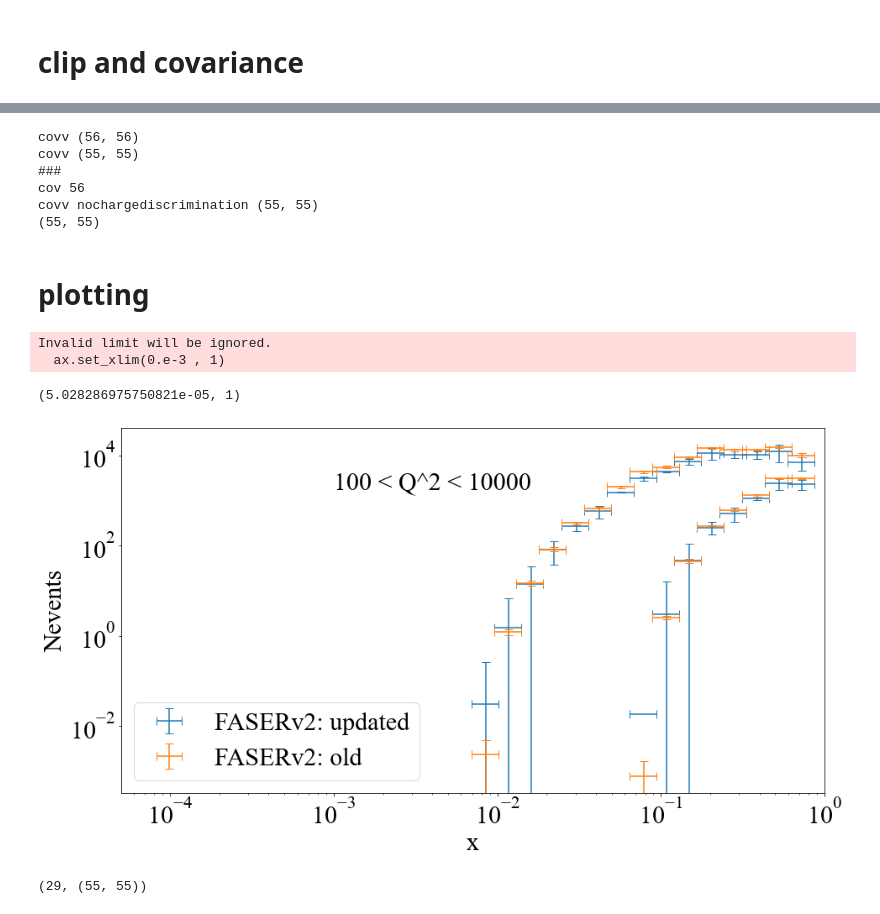
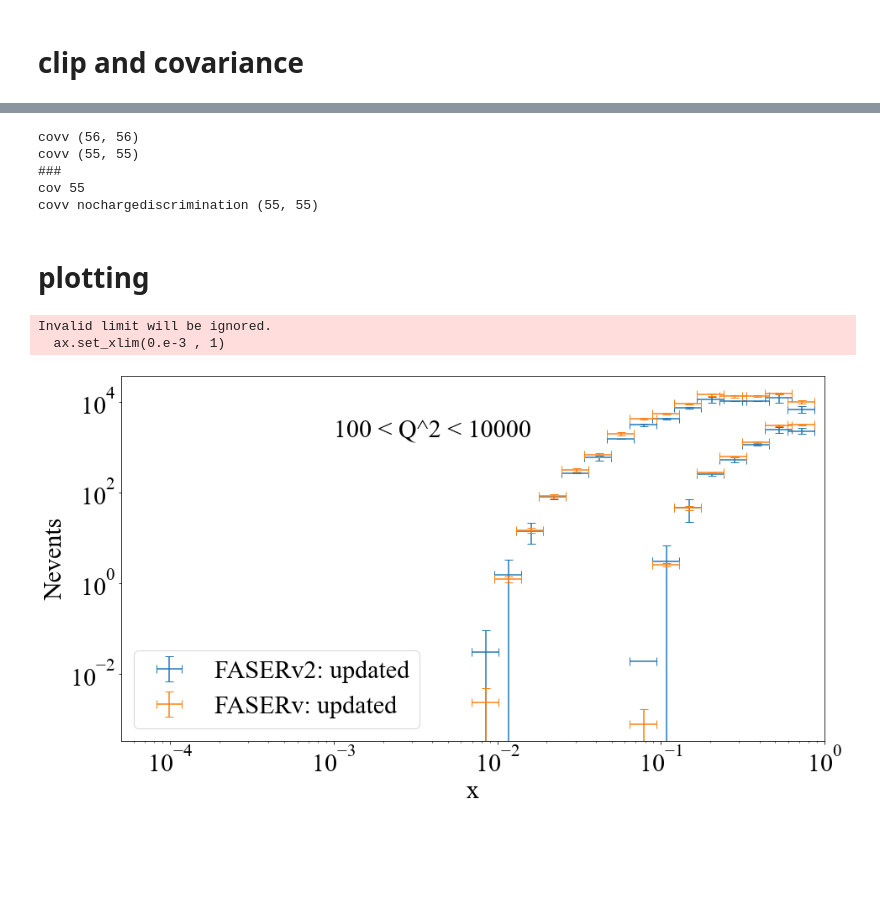
Before and after one commit to LHCfitNikhef/FPF-WG1, a Jupyter notebook: results/PDFsAtFPFv2.ipynb, the cells around one changed output, grey strips where cells are left out. Saved outputs shown, nothing was run; the diff lists cells and outputs as text; code cells hidden in the pictures; blank space fills up the shorter version.

```diff
--- a/results/PDFsAtFPFv2.ipynb
+++ b/results/PDFsAtFPFv2.ipynb
@@ -261,7 +261,7 @@ def getf(experiment,neutrino):
     m_N = 0.938
     anti = 1 if neutrino < 0 else 0;
     e_gev,dnde_invgev = dn_de(experiment,neutrino);
-    dn_de_interp = interp1d(e_gev,dnde_invgev,fill_value = 0)
+    dn_de_interp = interp1d(e_gev,dnde_invgev,fill_value = 0 , bounds_error=False)
 
     #write g function for x, y, E_nu binning.
     if anti == 0:
@@ -405,7 +405,7 @@ def file_saver_clip(header , stringsave , x_lower , x_upper , x_avg , q2_lower ,
 
 
 #returns x_lower,x_upper,q2_lower,q2_upper,N,stat error,sys error in array format of same length
-def file_reader(experiment,neutrino,name,smear_corr='',clipped = 0):
+def file_reader(experiment,name,smear_corr='',clipped = 0):
 
 
 
@@ -1008,66 +1003,58 @@ def get_covariance(experiment , neutrino):
         return cov_matrix
 # %%
 #for nu
-get_covariance(experiment , 'nu')
+get_covariance('FASERv2' , 'nu')
 #for nubar
-get_covariance(experiment , 'nub')
+get_covariance('FASERv2' , 'nub')
 #for nocharge discrimination
-M = get_covariance(experiment , 'nochargediscrimination')
-print(np.shape(M))
+get_covariance('FASERv2' , 'nochargediscrimination');
 # %% [output]
 covv (56, 56)
 covv (55, 55)
 ###
-cov 56
+cov 55
 covv nochargediscrimination (55, 55)
-(55, 55)
 # %% [markdown]
 # plotting
 # %%
-plt.rcParams["font.family"] = "Times New Roman";plt.rcParams["font.size"] = 30
+def plot():
+    plt.rcParams["font.family"] = "Times New Roman";plt.rcParams["font.size"] = 30
 
-experiment = 'FASERv2';neutrino = 14;
+    experiment = 'FASERv2';neutrino = 14;
 
 
-q2min = 100;q2max = 10000;
-file_array = [ os.path.join(os.getcwd(),'version2','FASERv2','nan_binned_sysevents_FASERv2_nu.txt'),\
-            os.path.join(os.getcwd() , 'FASERv2' , 'binned_sysevents_FASERv2_14.txt')]
-fig , ax = plt.subplots(1,1,figsize = (15,8));
-label_array = ['FASERv2: updated','FASERv2: old']
+    q2min = 100;q2max = 10000;
+    file_array = [ os.path.join(os.getcwd(),'version2','FASERv2_optimistic','nan_binned_sysevents_FASERv2_optimistic_nu.txt'),\
+                os.path.join(os.getcwd(),'FASERv2','binned_sysevents_FASERv2_14.txt')]
+    fig , ax = plt.subplots(1,1,figsize = (15,8));
+    label_array = ['FASERv2: updated','FASERv: updated']
 
-for iif , file in enumerate(file_array):
+    for iif , file in enumerate(file_array):
 
-    x_lower_array , x_upper_array , xavg , q2_lower_array , q2_upper_array , qavg , Enu_lower , Enu_upper , Enuavg , diffxsec , N_array , stat_error , sys_error , MCsamples =\
-    file_reader(experiment,neutrino,os.path.join(os.getcwd() , 'version2' , experiment , 'clipped_nan' , file))
-    locs_above = np.where(q2_lower_array >= q2min)[0];locs_below = np.where(q2_upper_array <= q2max)[0];
-    locs = list(set(locs_above) & set(locs_below))
+        x_lower_array , x_upper_array , xavg , q2_lower_array , q2_upper_array , qavg , Enu_lower , Enu_upper , Enuavg , diffxsec , N_array , stat_error , sys_error , MCsamples =\
+        file_reader(experiment,os.path.join(os.getcwd() , 'version2' , experiment , 'clipped_nan' , file))
+        locs_above = np.where(q2_lower_array >= q2min)[0];locs_below = np.where(q2_upper_array <= q2max)[0];
+        locs = list(set(locs_above) & set(locs_below))
 
-    N_plot = N_array[locs];x_plot = x_lower_array[locs];sys_plot = sys_error[locs];stat_plot = stat_error[locs]
+        N_plot = N_array[locs];x_plot = x_lower_array[locs];sys_plot = sys_error[locs];stat_plot = stat_error[locs]
 
 
-    x_ploterr = (x_upper_array[locs]-x_plot)/2
-    ax.errorbar(x_plot , N_plot, yerr = sys_plot , xerr = x_ploterr, label = label_array[iif],ls = '',capsize = 5)
-    x_plot0 , N_plot0 = np.copy(x_plot) , np.copy(N_plot)
-    ax.set_xscale('log')
-    ax.set_yscale('log')
-ax.legend(loc = 'lower left')
+        x_ploterr = (x_upper_array[locs]-x_plot)/2
+        ax.errorbar(x_plot , N_plot, yerr = sys_plot , xerr = x_ploterr, label = label_array[iif],ls = '',capsize = 5)
+        x_plot0 , N_plot0 = np.copy(x_plot) , np.copy(N_plot)
+        ax.set_xscale('log')
+        ax.set_yscale('log')
+    ax.legend(loc = 'lower left')
 
-ax.set_xscale('log');
-ax.set_xlabel('x')
-ax.set_ylabel('Nevents')
+    ax.set_xscale('log');
+    ax.set_xlabel('x')
+    ax.set_ylabel('Nevents')
 
-ax.text(1e-3 , np.mean(N_plot) , '%1.0f < Q^2 < %1.0f' %(q2min , q2max))
-ax.set_xlim(0.e-3 , 1)
+    ax.text(1e-3 , np.mean(N_plot) , '%1.0f < Q^2 < %1.0f' %(q2min , q2max))
+    ax.set_xlim(0.e-3 , 1)
+plot()
 # %% [output]
 Invalid limit will be ignored.
   ax.set_xlim(0.e-3 , 1)
-(5.028286975750821e-05, 1)
-[figure, old version]
+[figure, new version]
-# %%
-np.shape(N_array),len(locs)
-M = 'version2\FASERv2\\clipped_nan\\clipped_nan_covariance_FASERv2_nochargediscrimination.npy'
-M = np.load(M)
-len(locs),np.shape(M)
-# %% [output]
-(29, (55, 55))
 # %%
```
Also changed, not shown: parts of 11 cells of this notebook.
